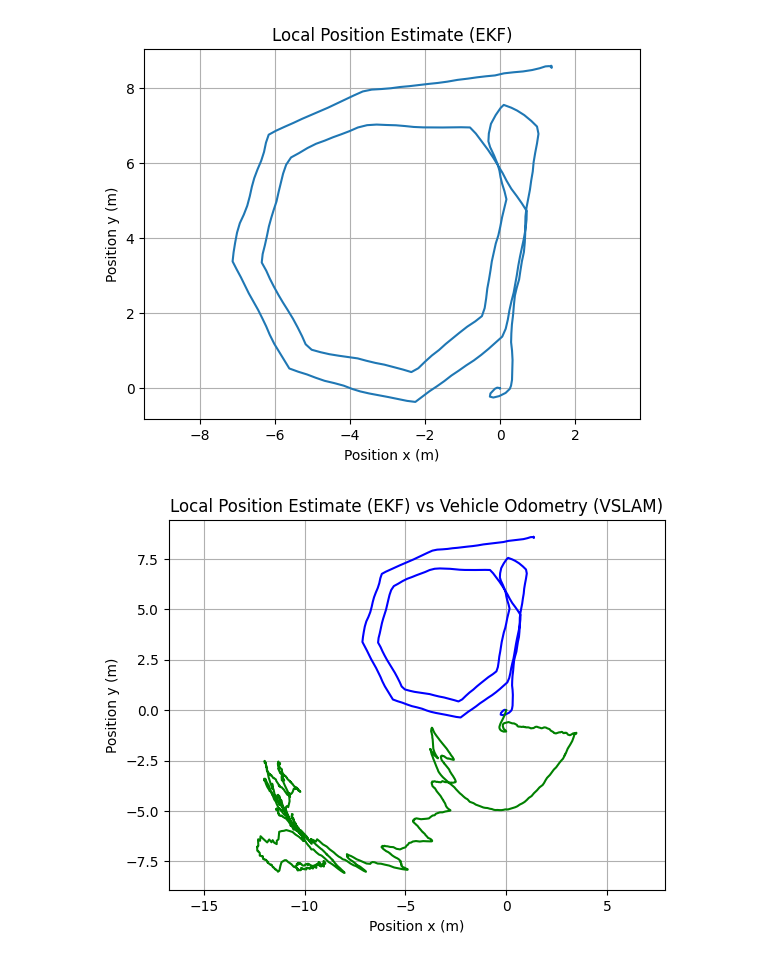
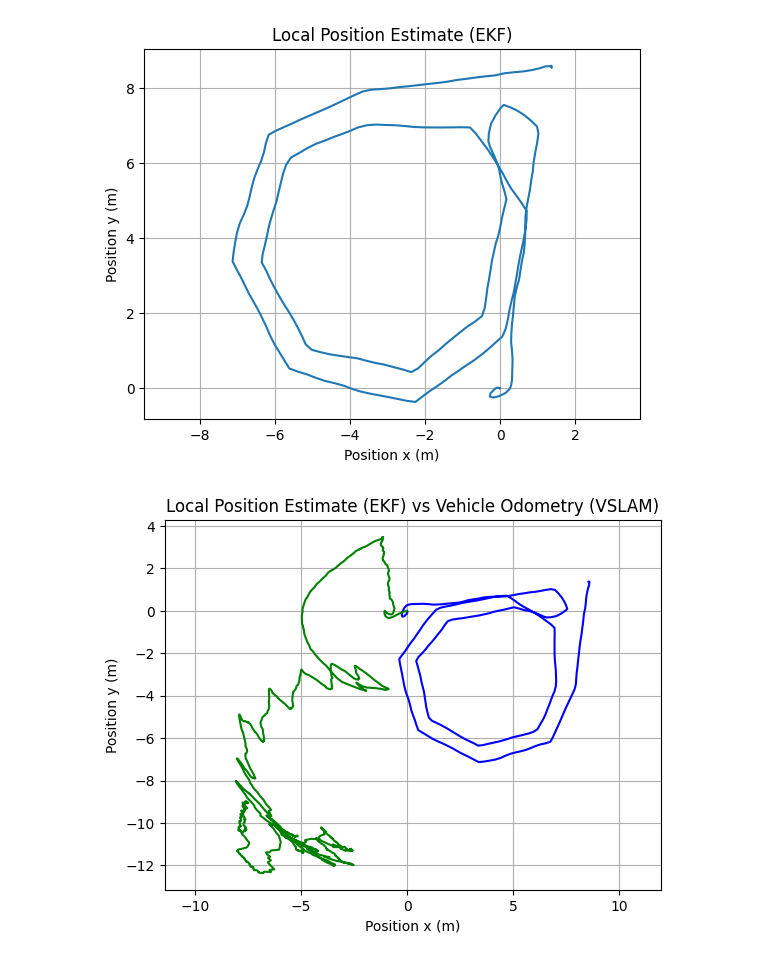
Before and after one commit to netdrones/flight_review, a Jupyter notebook: app/plotting_vslam.ipynb, the cells around one changed output. Cells and saved outputs as stored; diff of their text form; code cells hidden in the pictures.

```diff
--- a/app/plotting_vslam.ipynb
+++ b/app/plotting_vslam.ipynb
@@ -126,13 +126,13 @@ plt.show()
 # %% [output]
 [figure]
 # %%
-plt.plot(est_x,est_y, color='blue')
-plt.plot(vslam_x,vslam_y, color='green')
+plt.plot(est_y,est_x, color='blue')
+plt.plot(vslam_y,vslam_x, color='green')
 plt.axis('equal')
 plt.title('Local Position Estimate (EKF) vs Vehicle Odometry (VSLAM)')
 plt.xlabel('Position x (m)')
 plt.ylabel('Position y (m)')
 plt.grid()
 plt.show()
 # %% [output]
-[figure, old version]
+[figure, new version]
```
